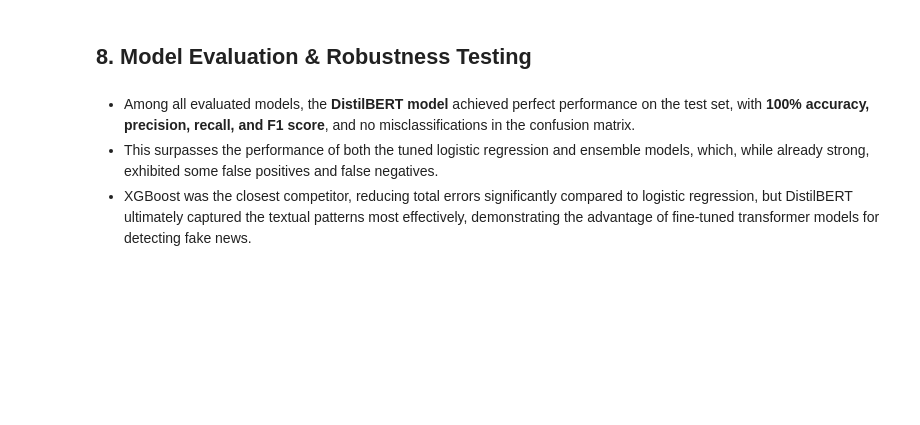
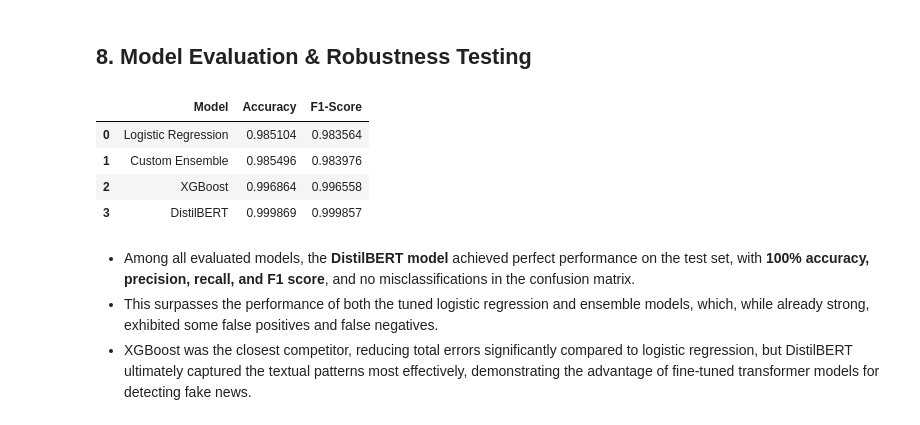
Before and after one commit to LiubovRev/Fake-News-Detector, a Jupyter notebook: fake_news_project.ipynb, the cells around one changed output. Drawn from its saved outputs; the diff is of its cells as text; code cells hidden in the pictures; blank space fills up the shorter version.

Commit message:
Tests and Formatting Updates

```diff
--- a/fake_news_project.ipynb
+++ b/fake_news_project.ipynb
@@ -667,23 +685,32 @@ Confusion Matrix:
 # %%
 final_comparison = pd.DataFrame({
     "Model": [
         "Logistic Regression",
         "Custom Ensemble",
+        "XGBoost",
         "DistilBERT"
     ],
     "Accuracy": [
         accuracy_score(y_test, y_pred_lr),
         accuracy_score(y_test, y_pred_ens),
-        results_bert['eval_accuracy']
+        accuracy_score(y_test, y_pred_xgb),
+        results_bert.metrics['test_accuracy']
     ],
     "F1-Score": [
         f1_score(y_test, y_pred_lr),
         f1_score(y_test, y_pred_ens),
-        results_bert['eval_f1']
+        f1_score(y_test, y_pred_xgb),
+        results_bert.metrics['test_f1']
     ]
 })
 
 final_comparison
+# %% [output]
+|  | Model | Accuracy | F1-Score |
+| 0 | Logistic Regression | 0.985104 | 0.983564 |
+| 1 | Custom Ensemble | 0.985496 | 0.983976 |
+| 2 | XGBoost | 0.996864 | 0.996558 |
+| 3 | DistilBERT | 0.999869 | 0.999857 |
 # %% [markdown]
 *   Among all evaluated models, the **DistilBERT model** achieved perfect performance on the test set, with **100% accuracy, precision, recall, and F1 score**, and no misclassifications in the confusion matrix.
 *   This surpasses the performance of both the tuned logistic regression and ensemble models, which, while already strong, exhibited some false positives and false negatives.
```
Also changed, not shown: parts of 30 cells of this notebook.
